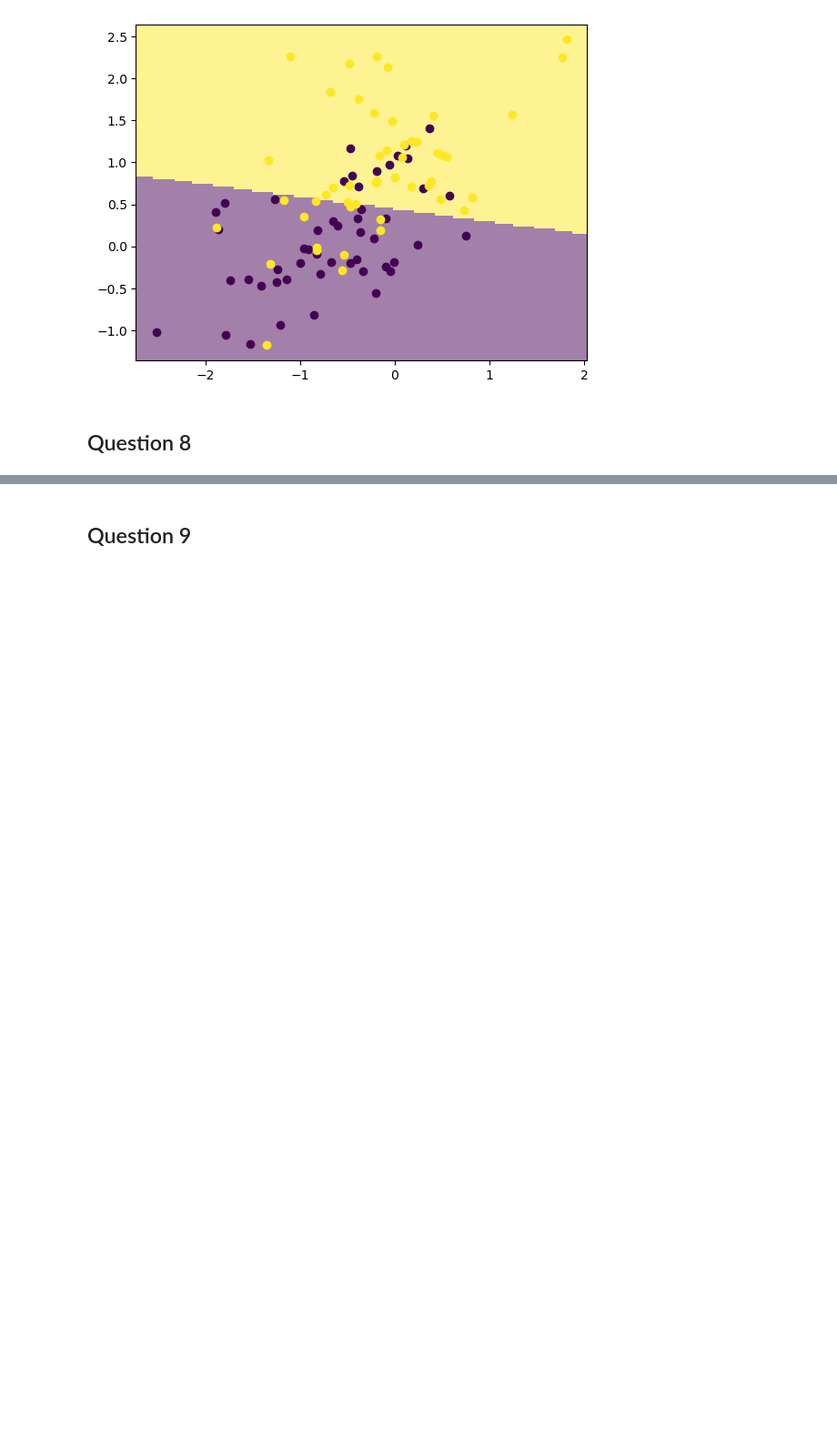
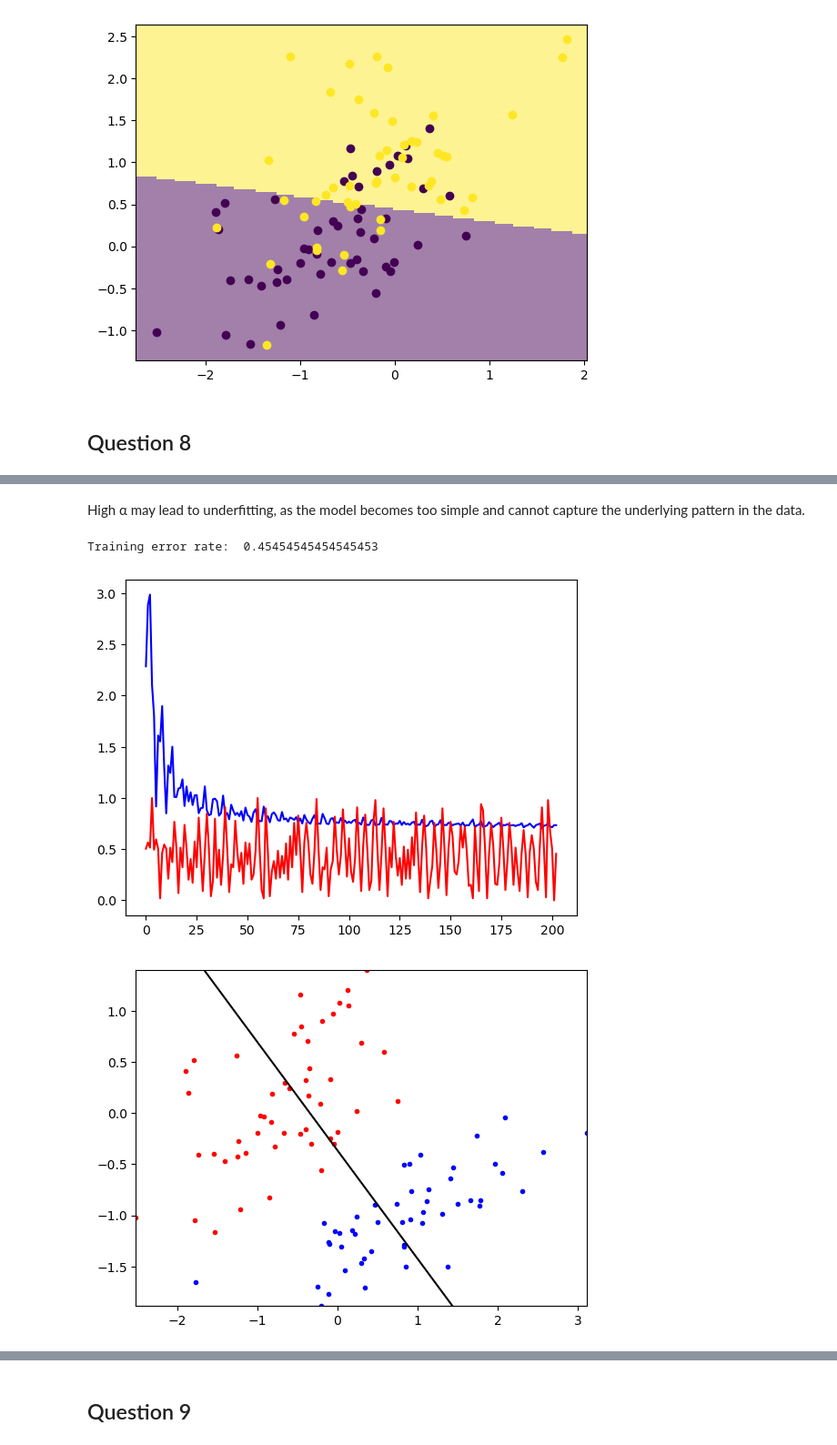
Before and after one commit to HarryXiong24/postgraduate-code-collection, a Jupyter notebook: Winter 2024/ML/hw/hw3/Assigment 3.ipynb, the cells around one changed output, grey strips where cells are left out. Shown at 91% size. Saved outputs shown, nothing was run; the diff lists cells and outputs as text; code cells hidden in the pictures; blank space fills up the shorter version.

```diff
--- a/Winter 2024/ML/hw/hw3/Assigment 3.ipynb
+++ b/Winter 2024/ML/hw/hw3/Assigment 3.ipynb
@@ -255,5 +259,11 @@ Training error rate:  0.6363636363636364
+# %% [markdown]
+High α may lead to underfitting, as the model becomes too simple and cannot capture the underlying pattern in the data.
 # %%
-# learnerA.regularize_train(XA, YA, initStep=1e-1, stopEpochs=1000, stopTol=1e-5, alpha=10);
-# plt.figure();
-# ml.plotClassify2D(learnerA, XA, YA)
-# print("Training error rate: ",learnerA.err(XA, YA))
+learnerA.regularize_train(XA, YA, initStep=1e-1, stopEpochs=1000, stopTol=1e-5, alpha=5)
+plt.figure()
+ml.plotClassify2D(learnerA, XA, YA)
+print("Training error rate: ", learnerA.err(XA, YA))
+# %% [output]
+Training error rate:  0.45454545454545453
+[figure, added]
+[figure, added]
```
Also changed, not shown: parts of 13 cells of this notebook, 1 other file.
